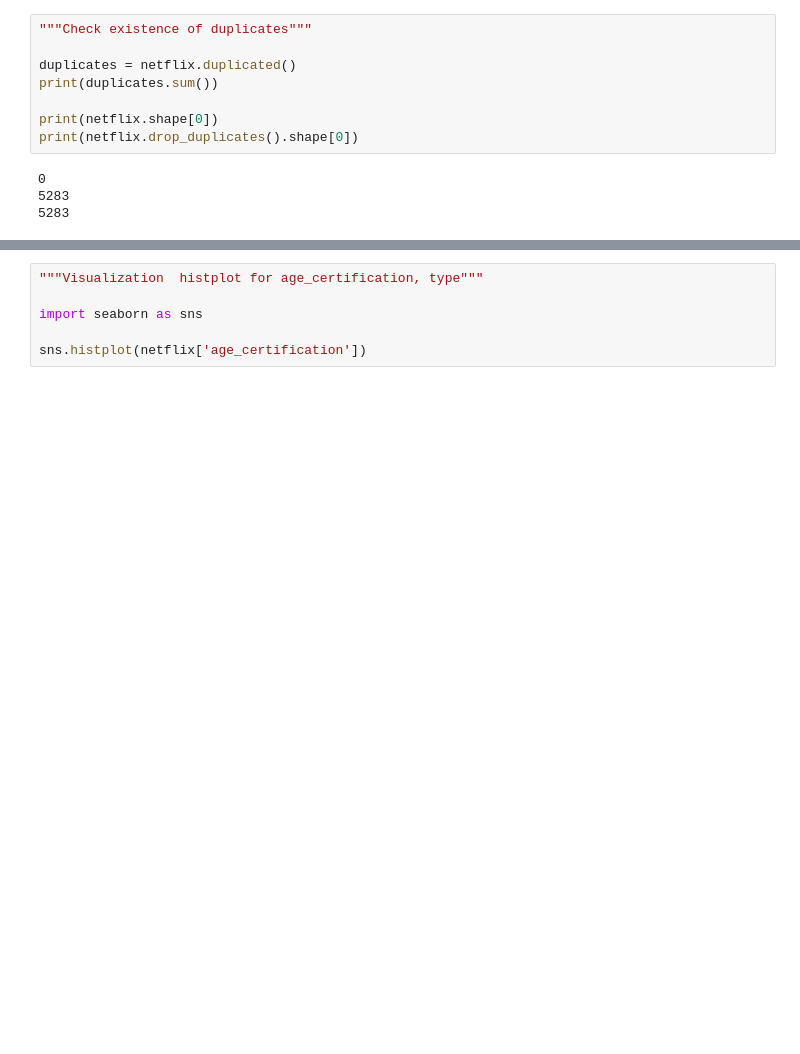
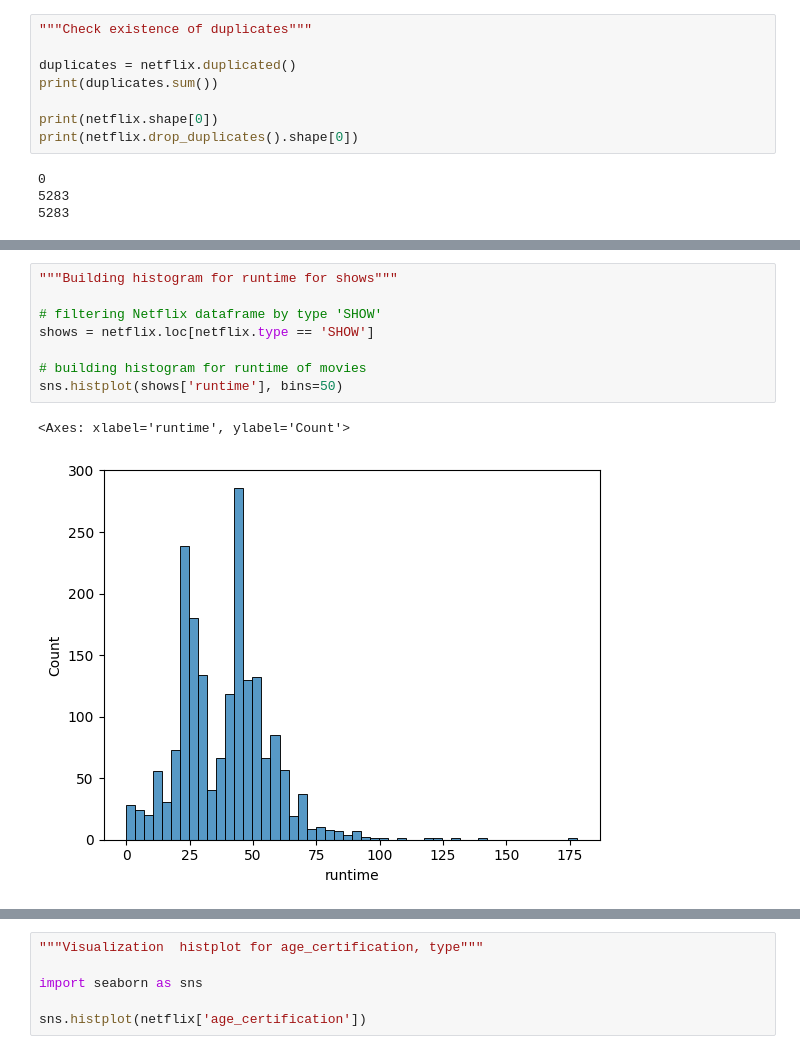
Before and after one commit to AllaKop/Netflix_IMDB_Scores, a Jupyter notebook: Netflix.ipynb, the cells around one changed output, grey strips where cells are left out. Saved outputs shown, nothing was run; the diff lists cells and outputs as text; blank space fills up the shorter version.

```diff
--- a/Netflix.ipynb
+++ b/Netflix.ipynb
@@ -89,3 +83,14 @@ print(f'Statistic: {result.statistic}, Critical Values: {result.critical_values}
 # %% [output]
 Statistic: 45.42485446730461, Critical Values: [0.576 0.656 0.786 0.917 1.091], Significance Levels: [15.  10.   5.   2.5  1. ]
 [figure]
+# %%
+"""Building histogram for runtime for shows"""
+
+# filtering Netflix dataframe by type 'SHOW'
+shows = netflix.loc[netflix.type == 'SHOW']
+
+# building histogram for runtime of movies
+sns.histplot(shows['runtime'], bins=50)
+# %% [output]
+<Axes: xlabel='runtime', ylabel='Count'>
+[figure, added]
```
Also changed, not shown: parts of 10 cells of this notebook.
